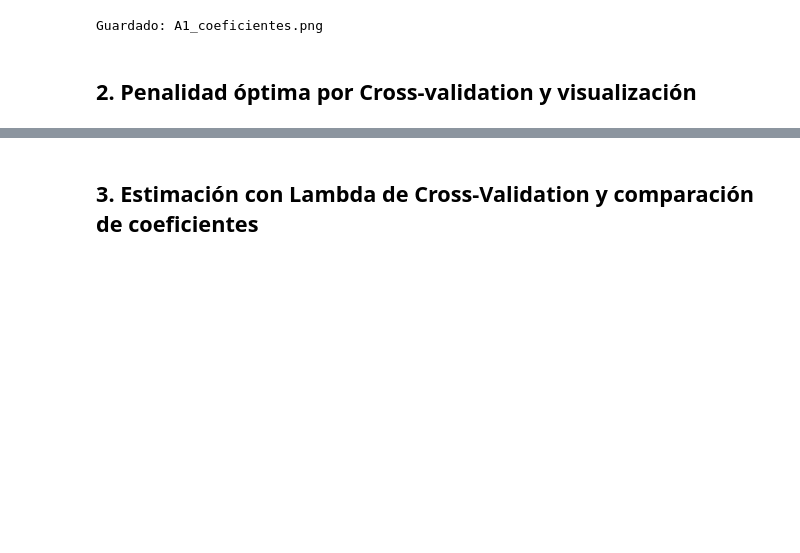
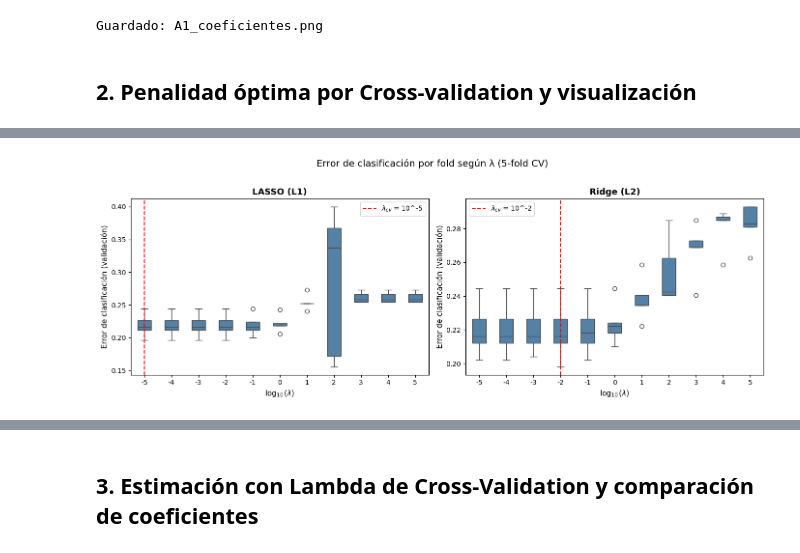
Before and after one commit to MariaFlorenciaPascale/E337_Grupo1, a Jupyter notebook: TP4/E337_Grupo1_TP4.ipynb, the cells around one changed output, grey strips where cells are left out. Saved outputs shown, nothing was run; the diff lists cells and outputs as text; code cells hidden in the pictures; blank space fills up the shorter version.

Commit message:
correccion de errores

```diff
--- a/TP4/E337_Grupo1_TP4.ipynb
+++ b/TP4/E337_Grupo1_TP4.ipynb
@@ -150,3 +149,95 @@ print("Guardado: A1_coeficientes.png")
 Guardado: A1_coeficientes.png
 # %% [markdown]
 ## 2. Penalidad óptima por Cross-validation y visualización
+# %%
+# A.2 PENALIDAD ÓPTIMA POR CV
+
+kf = KFold(n_splits=5, shuffle=True, random_state=100)
+
+# ── Loop: lambda × fold → error de clasificación ──────────────────────────────
+resultados = pd.DataFrame(columns=["lambda", "particion", "error"])
+
+for lam in lambdas:
+    C = 1 / lam
+    for i, (train_idx, val_idx) in enumerate(kf.split(X_train_sc)):
+        X_fold_tr, X_fold_val = X_train_sc[train_idx], X_train_sc[val_idx]
+        y_fold_tr, y_fold_val = y_train.iloc[train_idx], y_train.iloc[val_idx]
+
+        for penalty, solver in [('l1', 'liblinear'), ('l2', 'lbfgs')]:
+            m = LogisticRegression(penalty=penalty, C=C, solver=solver,
+                                    fit_intercept=False, max_iter=1000)
+            m.fit(X_fold_tr, y_fold_tr)
+            error = 1 - m.score(X_fold_val, y_fold_val)
+
+            df_i = pd.DataFrame({
+                "lambda":    [lam],
+                "particion": [i],
+                "penalty":   [penalty],
+                "error":     [error]
+            })
+            resultados = pd.concat([resultados, df_i], ignore_index=True)
+
+resultados["log_lambda"] = np.log10(resultados["lambda"].astype(float)).round(0).astype(int)
+
+# λ óptimo: menor error promedio por penalidad
+for penalty in ['l1', 'l2']:
+    sub = resultados[resultados['penalty'] == penalty]
+    avg = sub.groupby('log_lambda')['error'].mean()
+    lam_opt_log = avg.idxmin()
+    lam_opt     = 10**float(lam_opt_log)   # ← este cambio
+    print(f"{penalty.upper()} → λ_cv = 10^{lam_opt_log} = {lam_opt:.5f}")
+
+#Box-plots (estilo Tutorial 7 con seaborn)
+fig, axes = plt.subplots(1, 2, figsize=(14, 5))
+
+for ax, (penalty, title) in zip(axes, [('l1', 'LASSO (L1)'), ('l2', 'Ridge (L2)')]):
+    sub = resultados[resultados['penalty'] == penalty]
+
+    # λ óptimo para marcar
+    avg      = sub.groupby('log_lambda')['error'].mean()
+    opt_log  = avg.idxmin()
+
+    sns.boxplot(data=sub, x='log_lambda', y='error', ax=ax,
+                color='steelblue', width=0.5)
+
+    # Línea vertical en λ óptimo
+    xticks = sorted(sub['log_lambda'].unique())
+    opt_pos = xticks.index(opt_log)
+    ax.axvline(x=opt_pos, color='red', linestyle='--', linewidth=1.5,
+               label=fr'$\lambda_{{cv}}$ = 10^{opt_log}')
+
+    ax.set_xlabel(r'$\log_{10}(\lambda)$', fontsize=11)
+    ax.set_ylabel('Error de clasificación (validación)', fontsize=11)
+    ax.set_title(title, fontsize=13, fontweight='bold')
+    ax.legend(fontsize=10)
+
+plt.suptitle('Error de clasificación por fold según λ (5-fold CV)', fontsize=14, y=1.02)
+plt.tight_layout()
+plt.savefig(f"{RUTA}/A2_boxplots_cv.png", dpi=150, bbox_inches='tight')
+plt.show()
+
+# Parte Opcional: proporción de coeficientes = 0 en LASSO (estilo Tutorial 9)
+alphas_list, num_cero = [], []
+
+for lam in lambdas:
+    m = LogisticRegression(penalty='l1', C=1/lam, solver='liblinear',
+                            fit_intercept=False, max_iter=1000)
+    m.fit(X_train_sc, y_train)
+    count = np.sum(np.isclose(m.coef_[0], 0, atol=1e-8))
+    alphas_list.append(lam)
+    num_cero.append(count / X_train.shape[1])  # proporción
+
+fig2, ax2 = plt.subplots(figsize=(7, 4))
+ax2.plot(alphas_list, num_cero, marker='o', linestyle='-', color='steelblue', markersize=5)
+ax2.set_xscale('log')
+ax2.axhline(y=1, color='grey', linestyle='--', label=f'Total variables ({X_train.shape[1]})')
+ax2.set_xlabel(r'$\lambda$ (escala log)', fontsize=11)
+ax2.set_ylabel('Proporción de coeficientes = 0', fontsize=11)
+ax2.set_title('LASSO: variables ignoradas según λ', fontsize=13, fontweight='bold')
+ax2.set_ylim(-0.05, 1.05)
+ax2.legend()
+plt.tight_layout()
+plt.savefig(f"{RUTA}/A2_lasso_zeros.png", dpi=150, bbox_inches='tight')
+plt.show()
+print("Guardados: A2_boxplots_cv.png | A2_lasso_zeros.png")
+# %% [output]
@@ -152,0 +246 @@ Guardado: A1_coeficientes.png
+[figure, added]
```
Also changed, not shown: parts of 5 cells of this notebook, 5 other files.
